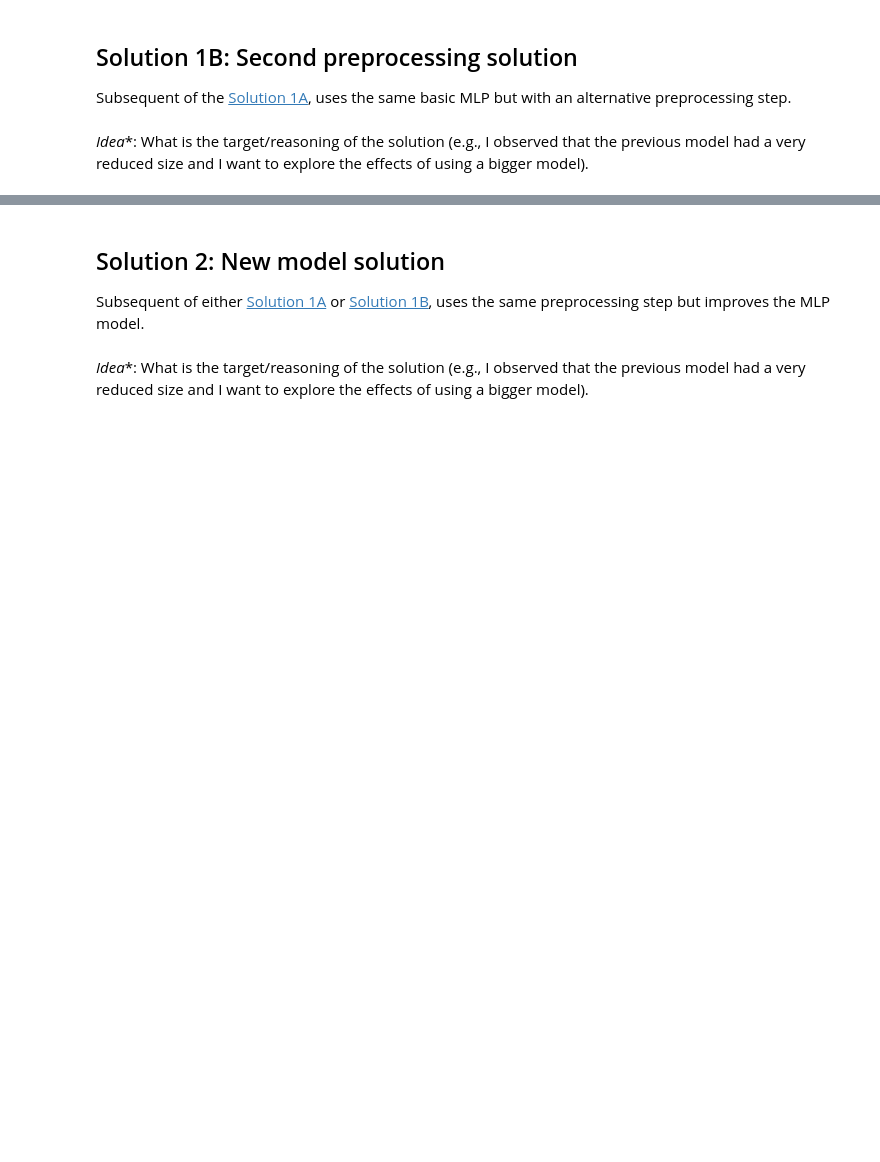
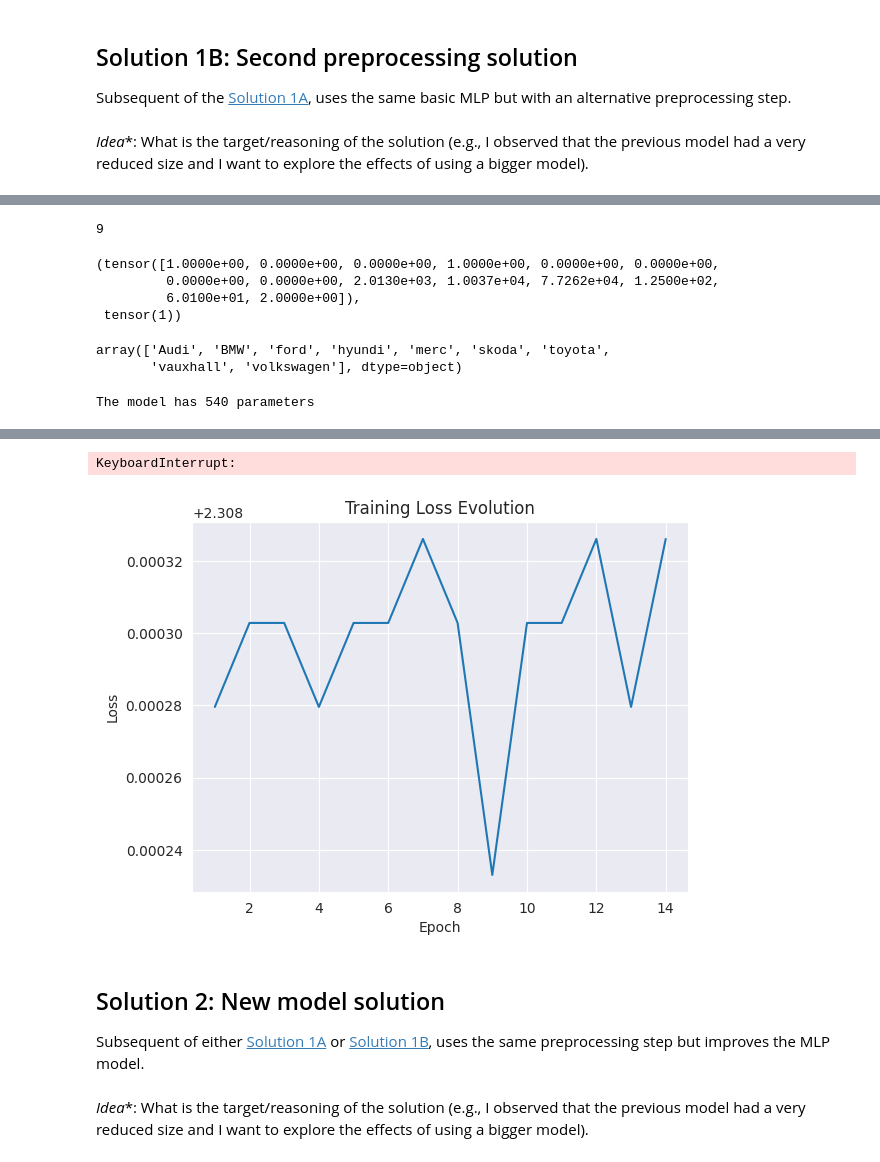
Before and after one commit to Gpascual11/P3_Gerard_Pascual, a Jupyter notebook: P3_NeuralNetworks.ipynb, the cells around one changed output, grey strips where cells are left out. Drawn from its saved outputs; the diff is of its cells as text; code cells hidden in the pictures; blank space fills up the shorter version.

```diff
--- a/P3_NeuralNetworks.ipynb
+++ b/P3_NeuralNetworks.ipynb
@@ -1017,0 +1077,77 @@ plot_confusion_matrix(test_all_targets, test_all_predicted, label_encoder)
+# %%
+num_classes2A
+# %% [output]
+9
+# %%
+train_dataset2A[0]
+# %% [output]
+(tensor([1.0000e+00, 0.0000e+00, 0.0000e+00, 1.0000e+00, 0.0000e+00, 0.0000e+00,
+         0.0000e+00, 0.0000e+00, 2.0130e+03, 1.0037e+04, 7.7262e+04, 1.2500e+02,
+         6.0100e+01, 2.0000e+00]),
+ tensor(1))
+# %%
+label_encoder2A.classes_
+# %% [output]
+array(['Audi', 'BMW', 'ford', 'hyundi', 'merc', 'skoda', 'toyota',
+       'vauxhall', 'volkswagen'], dtype=object)
+# %%
+model2A = create_model(Model_0, input_size2A, num_classes2A)
+# %% [output]
+The model has 540 parameters
+# %%
+# Define the grid of hyperparameters
+learning_rates2A = [0.1, 0.01, 0.001, 0.0001]
+num_epochs_list2A = [5, 10, 20, 50]
+
+# Placeholder for the best hyperparameters
+best_lr2A = None
+best_num_epochs2A = None
+best_test_accuracy2A = 0
+
+# Store results for all combinations
+results2A = []
+# %%
+# Iterate over all combinations of learning rates and number of epochs
+for lr, num_epochs in itertools.product(learning_rates2A, num_epochs_list2A):
+    print(f"Training model with learning rate: {lr} and epochs: {num_epochs}")
+
+    # Reinitialize the model's weights
+    initialize_weights(model2A)
+
+    # Train the model
+    losses = train(model2A, train_dataset2A, num_epochs=num_epochs, lr=lr)
+
+    # Evaluate the model on the train dataset
+    train_accuracy, _, _ = evaluate(model2A, train_dataset2A)
+
+    # Evaluate the model on the test dataset
+    test_accuracy, test_all_targets, test_all_predicted = evaluate(model2A, test_dataset2A)
+
+    # Save the results
+    results2A.append((lr, num_epochs, train_accuracy, test_accuracy))
+
+    # Print the accuracies
+    print(f'Train accuracy: {train_accuracy*100:.2f}%')
+    print(f'Test accuracy: {test_accuracy*100:.2f}%')
+
+    # Update the best hyperparameters based on test accuracy
+    if test_accuracy > best_test_accuracy2A:
+        best_test_accuracy2A = test_accuracy
+        best_lr2A = lr
+        best_num_epochs2A = num_epochs
+        best_test_all_targets = test_all_targets
+        best_test_all_predicted = test_all_predicted
+
+# Display the best combination
+print(f"Best learning rate: {best_lr2A}")
+print(f"Best number of epochs: {best_num_epochs2A}")
+print(f"Best test accuracy: {best_test_accuracy2A*100:.2f}%")
+
+# Plot confusion matrix for the best model
+plot_confusion_matrix(best_test_all_targets, best_test_all_predicted, label_encoder2A)
+
+# Optionally, plot or print all results
+print("\nAll results:")
+for lr, num_epochs, train_acc, test_acc in results2A:
+    print(f"LR: {lr}, Epochs: {num_epochs} => Train Acc: {train_acc*100:.2f}%, Test Acc: {test_acc*100:.2f}%")
+# %% [output]
@@ -1018,3 +1155,5 @@ plot_confusion_matrix(test_all_targets, test_all_predicted, label_encoder)
+KeyboardInterrupt:
+[figure, added]
 # %% [markdown]
 ## Solution 2: New model solution
 <a name="solution_2"></a>
```
Also changed, not shown: parts of 33 cells of this notebook.
